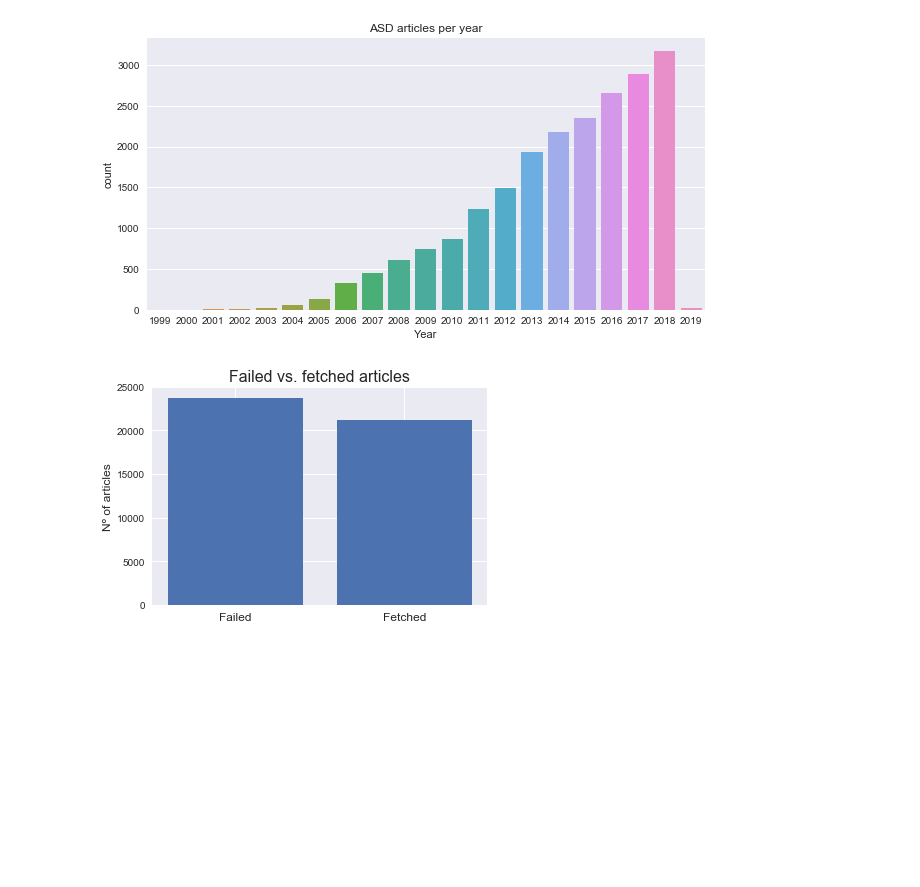
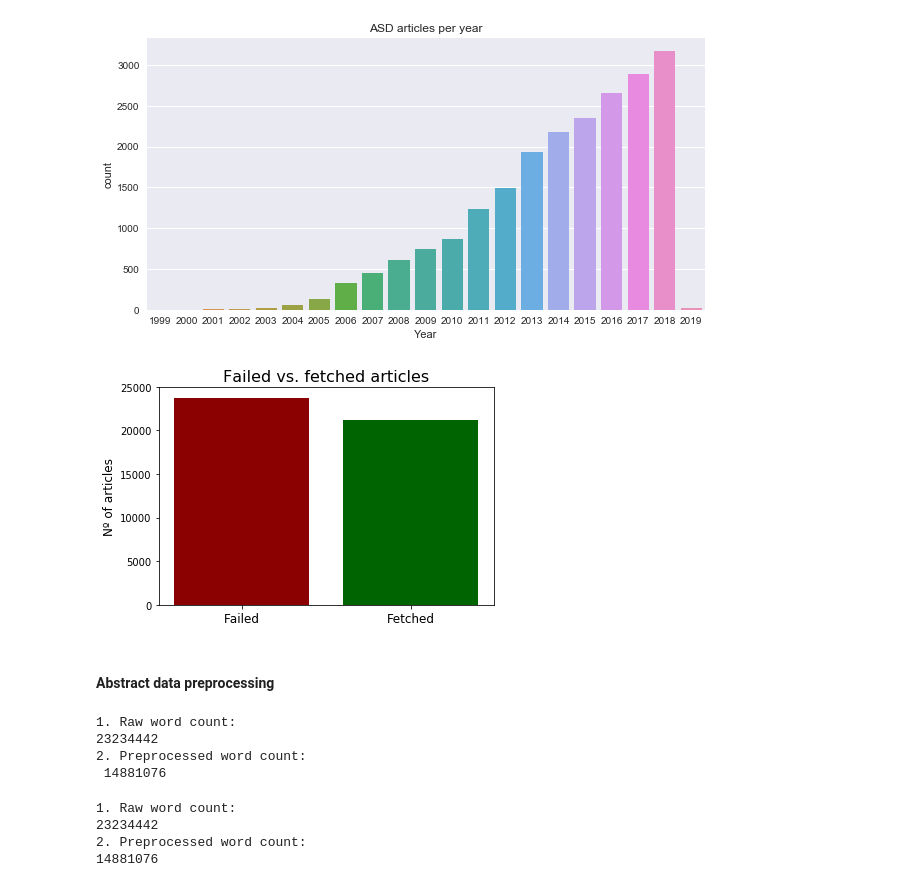
Before and after one commit to gbnegrini/word2vec-asd, a Jupyter notebook: asd-papers-pubmed-analysis.ipynb, the cells around one changed output. Cells and saved outputs as stored; diff of their text form; code cells hidden in the pictures; blank space fills up the shorter version.

Commit message:
Data preprocessing

```diff
--- a/asd-papers-pubmed-analysis.ipynb
+++ b/asd-papers-pubmed-analysis.ipynb
@@ -124,10 +127,74 @@ sns.countplot(x='Year', data=df_autism_articles)
 <matplotlib.axes._subplots.AxesSubplot at 0x...>
 [figure]
 # %%
-plt.bar([0,1], [len(list_error), len(list_articles_info)])
+# list_error = file_to_list('listError')
+# list_articles_info = df_autism_articles['Abstract']
+
+plt.bar([0,1], [len(list_error), len(list_articles_info)], color=['darkred', 'darkgreen'])
 plt.ylabel('Nº of articles', fontsize=12)
 plt.xticks([0,1], ['Failed','Fetched'], fontsize=12)
 plt.title('Failed vs. fetched articles', fontsize=16)
 plt.show()
 # %% [output]
-[figure, old version]
+[figure, new version]
+# %% [markdown]
+#### Abstract data preprocessing
+# %%
+# removes all rows/articles with a missing value in any column
+df_autism_articles = df_autism_articles.dropna()
+
+# creates a new column in the dataframe for the preprocessed data
+preprocessed = pd.Series()
+df_autism_articles.insert(loc=1, column='Preprocessed', value=preprocessed)
+
+# replaces with space anything that isn't a lower case or upper case letter
+df_autism_articles['Preprocessed'] = df_autism_articles['Abstract'].replace(
+    r'[^a-zA-Z]', " ", regex=True)
+
+# replaces multiple spaces with single space
+df_autism_articles['Preprocessed'] = df_autism_articles[
+    'Preprocessed'].replace(
+        r' +', " ", regex=True)
+
+# converts everything to lower case
+df_autism_articles['Preprocessed'] = df_autism_articles[
+    'Preprocessed'].str.lower()
+
+# removes stop words
+stop_words = set(stopwords.words("english"))
+df_autism_articles['Preprocessed'] = df_autism_articles['Preprocessed'].apply(lambda abstract:
+                                                                              [word for word in str(abstract).split()
+                                                                               if word not in stop_words])
+
+# word stemming
+df_autism_articles['Preprocessed'] = df_autism_articles['Preprocessed'].apply(lambda abstract:
+                                                                              [stemmer.stem(word) for word in abstract])
+
+# joins the words back into a string
+df_autism_articles['Preprocessed'] = df_autism_articles['Preprocessed'].str.join(' ')
+
+# saves the dataframe to .csv file
+# df_autism_articles.to_csv('PreProcessedAbstracts.csv', encoding='utf-8', index=False)
+# %% [output]
+1. Raw word count:
+23234442
+2. Preprocessed word count:
+ 14881076
+# %%
+# raw word count
+total_word_count = 0
+for abstract in df_autism_articles['Abstract']:
+    total_word_count = total_word_count + len(abstract)
+
+# word count after preprocessing
+cleaned_word_count = 0
+for abstract in df_autism_articles['Preprocessed']:
+    cleaned_word_count = cleaned_word_count + len(abstract)
+
+print('1. Raw word count: \n{}\n2. Preprocessed word count: \n{}'.format(
+    total_word_count, cleaned_word_count))
+# %% [output]
+1. Raw word count:
+23234442
+2. Preprocessed word count:
+14881076
```
Also changed, not shown: parts of 9 cells of this notebook, 3 other files.
